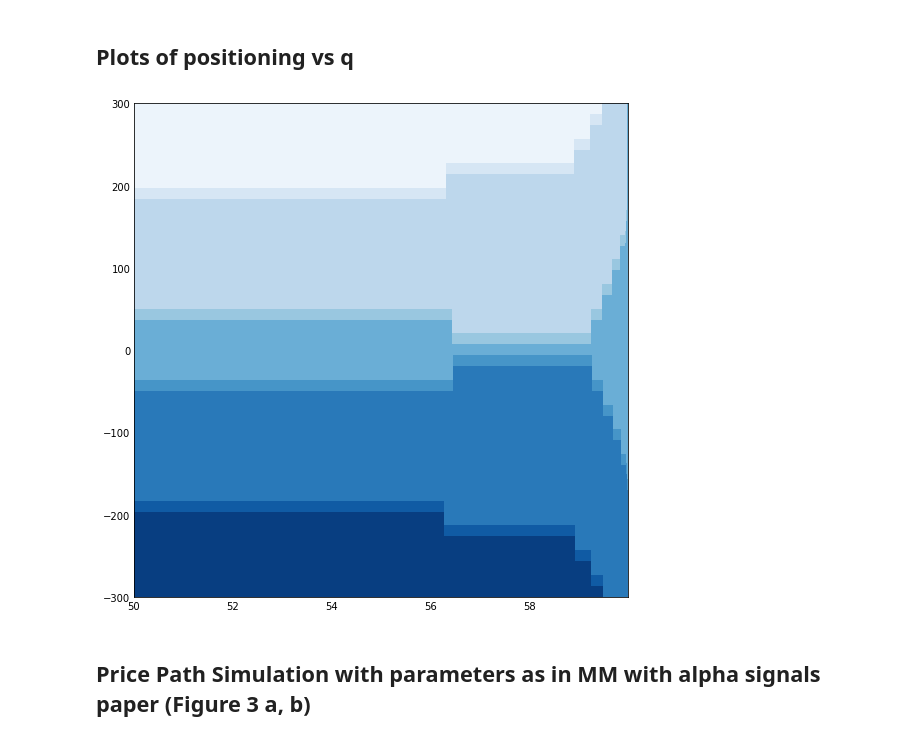
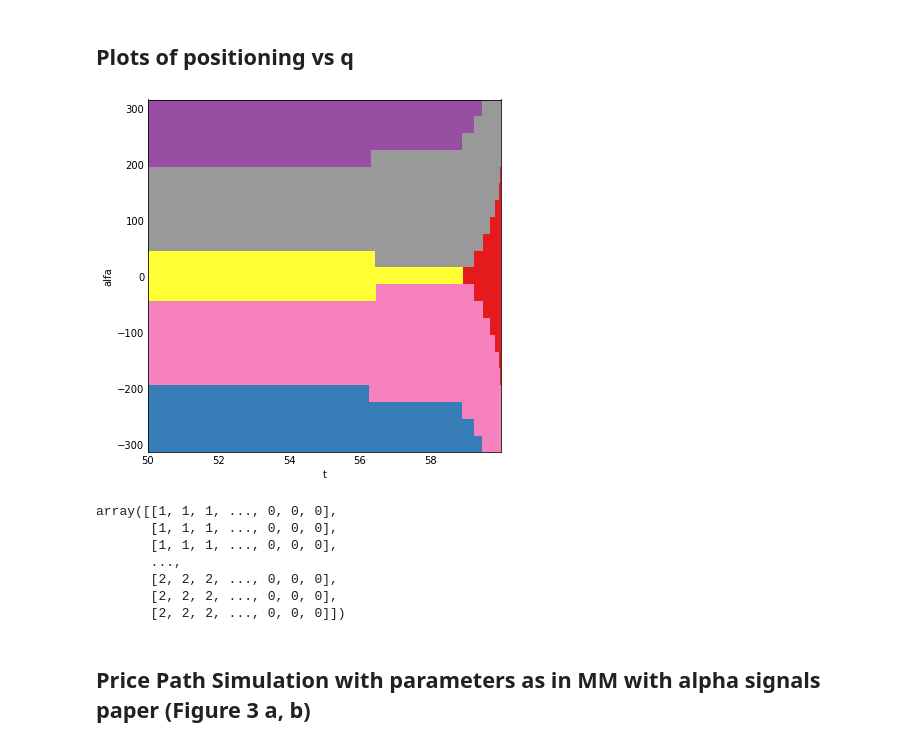
Before and after one commit to cavallofederico/marketmaking, a Jupyter notebook: market_making_alpha_signals - fede.ipynb, the cells around one changed output. Cells and saved outputs as stored; diff of their text form; code cells hidden in the pictures.

```diff
--- a/market_making_alpha_signals - fede.ipynb
+++ b/market_making_alpha_signals - fede.ipynb
@@ -717,24 +737,37 @@ plt.step(np.linspace(0,T,m),alpha[plt_i])
 # %%
 plt.style.use('_mpl-gallery-nogrid')
 
 t_arange = np.arange(50,p.T,p.dt)
 q_i = 4
 # make data
 X, Y = np.meshgrid(t_arange,np.arange(-p.A, p.A+1, p.dalpha))
 Z_p = l_plus[-len(t_arange):,:,q_i].T
 Z_m = l_minus[-len(t_arange):,:,q_i].T
 Z_mo_p = mo_plus[-len(t_arange):,:,q_i].T
 Z_mo_m = mo_minus[-len(t_arange):,:,q_i].T
-Z = - Z_mo_p - Z_m + Z_p + Z_mo_m
+# Z = - Z_mo_p - Z_m + Z_p + Z_mo_m
+Z=np.select([Z_mo_m==1,Z_mo_p==1,Z_p*Z_m==1,Z_p==1,Z_m==1],[1,2,3,4,5])
 levels = np.linspace(Z.min(), Z.max(), 10)
 
 # plot
-fig, ax = plt.subplots(figsize=(7,7))
+fig, ax = plt.subplots(figsize=(5,5))
+ax.set_xlabel('t')
+ax.set_ylabel('alfa')
+# ax.contourf(X, Y, Z, levels=levels)
+ax.pcolormesh(X, Y, Z, shading='nearest', vmin=Z.min(), vmax=Z.max(), cmap='Set1')
 
-ax.contourf(X, Y, Z, levels=levels)
-
-plt.show()
+plt.savefig("../Propuesta/figuras/positioning_vs_q_final",dpi=150, bbox_inches="tight",pad_inches=0.1)
 # %% [output]
-[figure, old version]
+[figure, new version]
+# %%
+Z
+# %% [output]
+array([[1, 1, 1, ..., 0, 0, 0],
+       [1, 1, 1, ..., 0, 0, 0],
+       [1, 1, 1, ..., 0, 0, 0],
+       ...,
+       [2, 2, 2, ..., 0, 0, 0],
+       [2, 2, 2, ..., 0, 0, 0],
+       [2, 2, 2, ..., 0, 0, 0]])
 # %% [markdown]
 ## Price Path Simulation with parameters as in MM with alpha signals paper (Figure 3 a, b)
```
Also changed, not shown: parts of 3 cells of this notebook.
